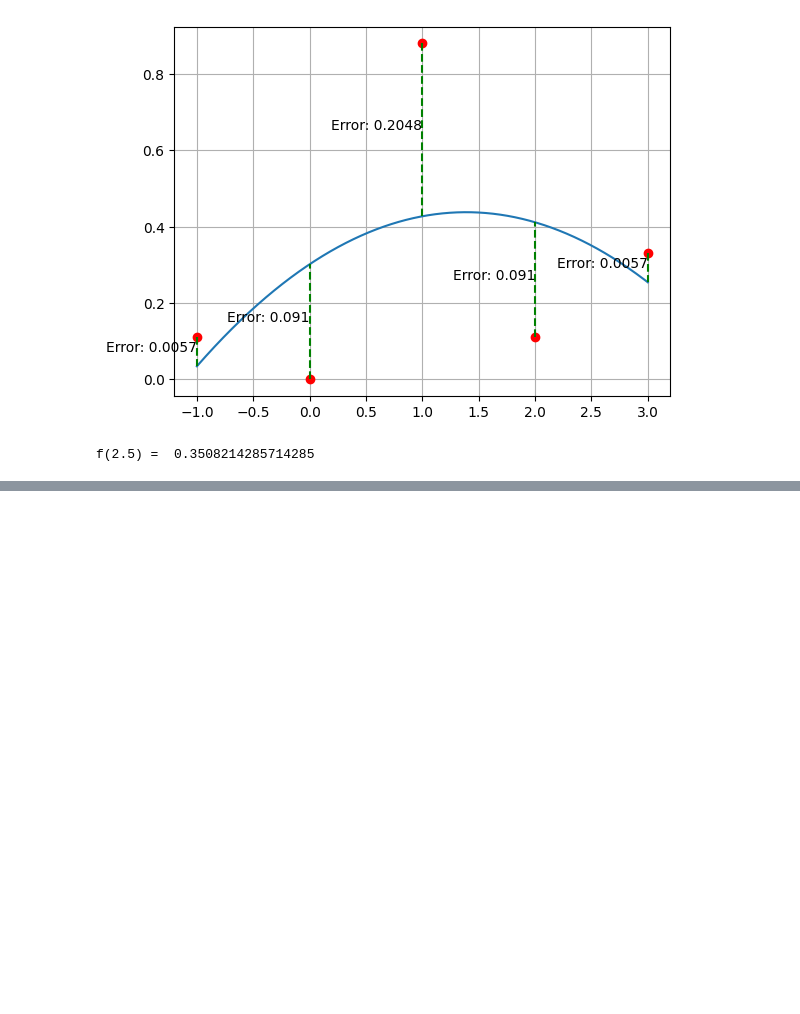
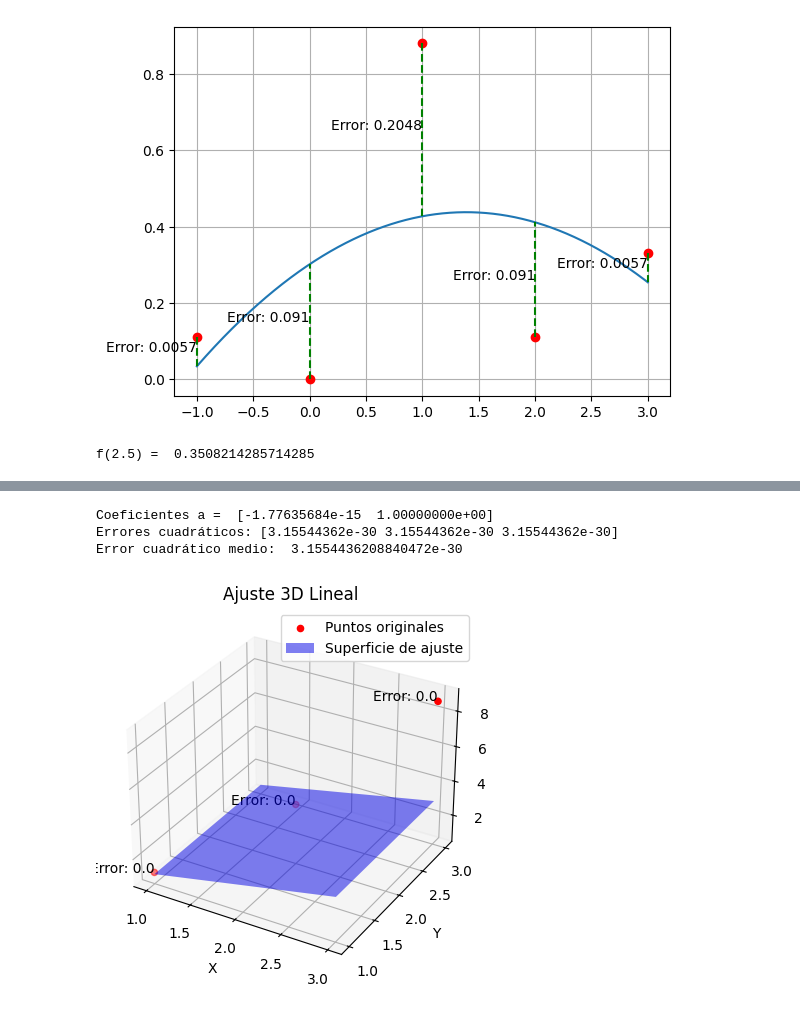
Before and after one commit to Apriea04/ComputacionNeuronalEvolutiva, a Jupyter notebook: Computación Evolutiva/Práctica 0/Parte 0.ipynb, the cells around one changed output, grey strips where cells are left out. Saved outputs shown, nothing was run; the diff lists cells and outputs as text; code cells hidden in the pictures; blank space fills up the shorter version.

```diff
--- a/Computación Evolutiva/Práctica 0/Parte 0.ipynb
+++ b/Computación Evolutiva/Práctica 0/Parte 0.ipynb
@@ -68,0 +73,62 @@ f(2.5) =  0.3508214285714285
+# %%
+# Con el método anterior (matrices)
+puntos = [[1, 1, 1.1], [2, 2, 3.9], [3, 3, 8.7]]
+x = [p[0] for p in puntos]
+y = [p[1] for p in puntos]
+z = [p[2] for p in puntos]
+# g(x) = a0 +a1x
+f1 = [1 for punto in puntos]
+f2 = x
+
+# Caculamos las matrices que nos proporcionan el vector a
+B = np.array([f1, f2]).T
+BT = B.T
+BTB = np.matmul(BT, B)
+BTB_inv = np.linalg.inv(BTB)
+BTB_inv_BT = np.matmul(BTB_inv, BT)
+a = np.matmul(BTB_inv_BT, y)
+print("Coeficientes a = ", a)
+
+# Calculamos los z estimados (z_hat) para los puntos originales
+y_hat = np.dot(B, a)
+errores = np.square(y_hat - y)
+print("Errores cuadráticos:", errores)
+error_cuadratico_medio = np.mean(errores)
+print("Error cuadrático medio: ", error_cuadratico_medio)
+
+# Ahora dibujamos la función, los puntos y los errores
+# Dibujamos las líneas verticales que representan los errores
+# Crear la gráfica 3D
+fig = plt.figure()
+ax = fig.add_subplot(111, projection='3d')
+
+# Dibuja los puntos originales
+ax.scatter(x, y, z, color='red', label='Puntos originales')
+
+# Crea la superficie de ajuste
+x_surf = np.linspace(min(x), max(x), 10)
+y_surf = np.linspace(min(y), max(y), 10)
+x_surf, y_surf = np.meshgrid(x_surf, y_surf)
+z_surf = a[0] + a[1] * x_surf
+ax.plot_surface(x_surf, y_surf, z_surf, alpha=0.5, rstride=100, cstride=100, color='b', label='Superficie de ajuste')
+
+ax.set_xlabel('X')
+ax.set_ylabel('Y')
+ax.set_zlabel('Z')
+
+# Añadimos las líneas de error con sus correspondientes etiquetas
+for i, punto in enumerate(puntos):
+    ax.plot([x[i], x[i]], [y[i], y_hat[i]], [z[i], z[i]], "g--")  # Línea de error
+    error = np.round(errores[i], 4)  # Redondeamos el error para mostrarlo
+    ax.text(x[i], y[i], z[i], f'Error: {error}', ha='right')  # Etiqueta del error
+
+
+# Etiquetas y leyenda
+plt.title("Ajuste 3D Lineal")
+plt.legend()
+plt.show()
+# %% [output]
+Coeficientes a =  [-1.77635684e-15  1.00000000e+00]
+Errores cuadráticos: [3.15544362e-30 3.15544362e-30 3.15544362e-30]
+Error cuadrático medio:  3.1554436208840472e-30
+[figure, added]
```
Also changed, not shown: parts of 1 cell of this notebook.
